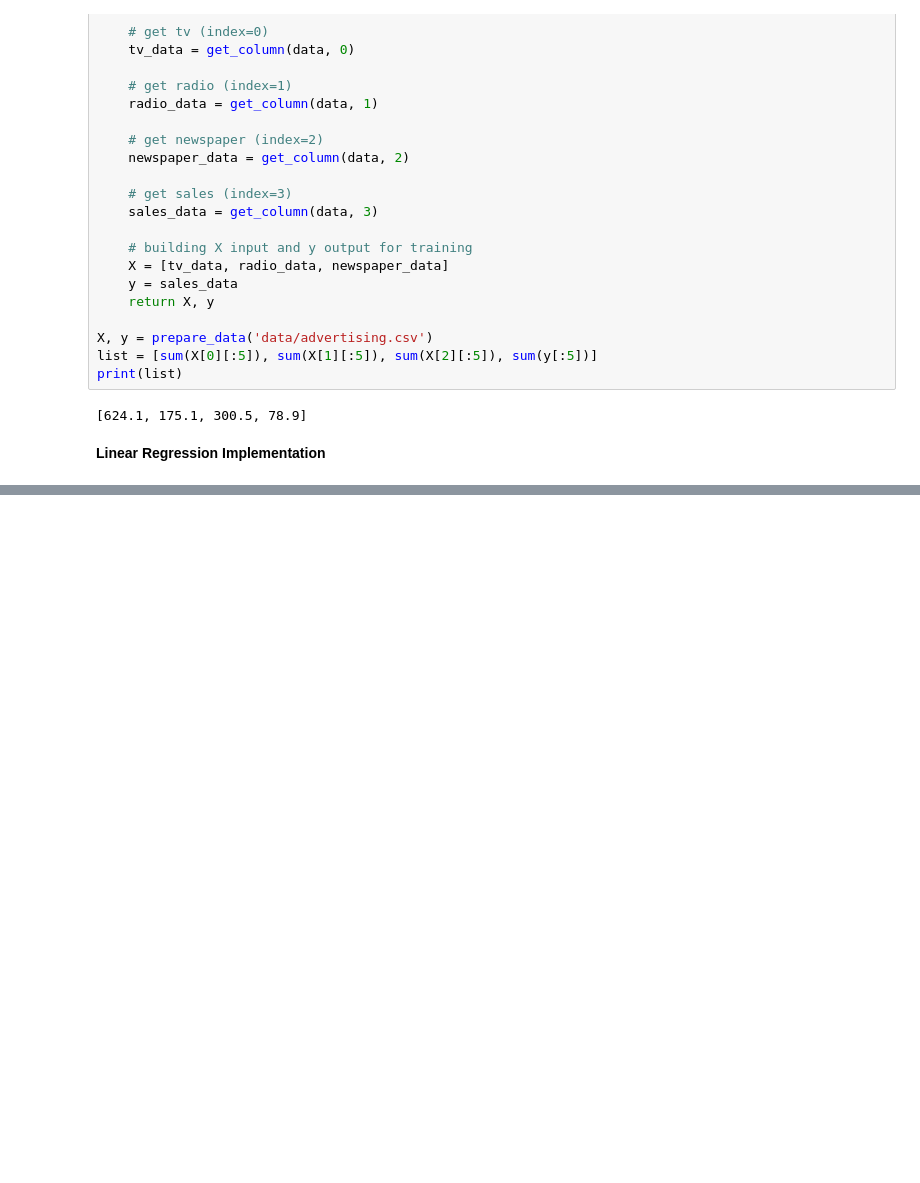
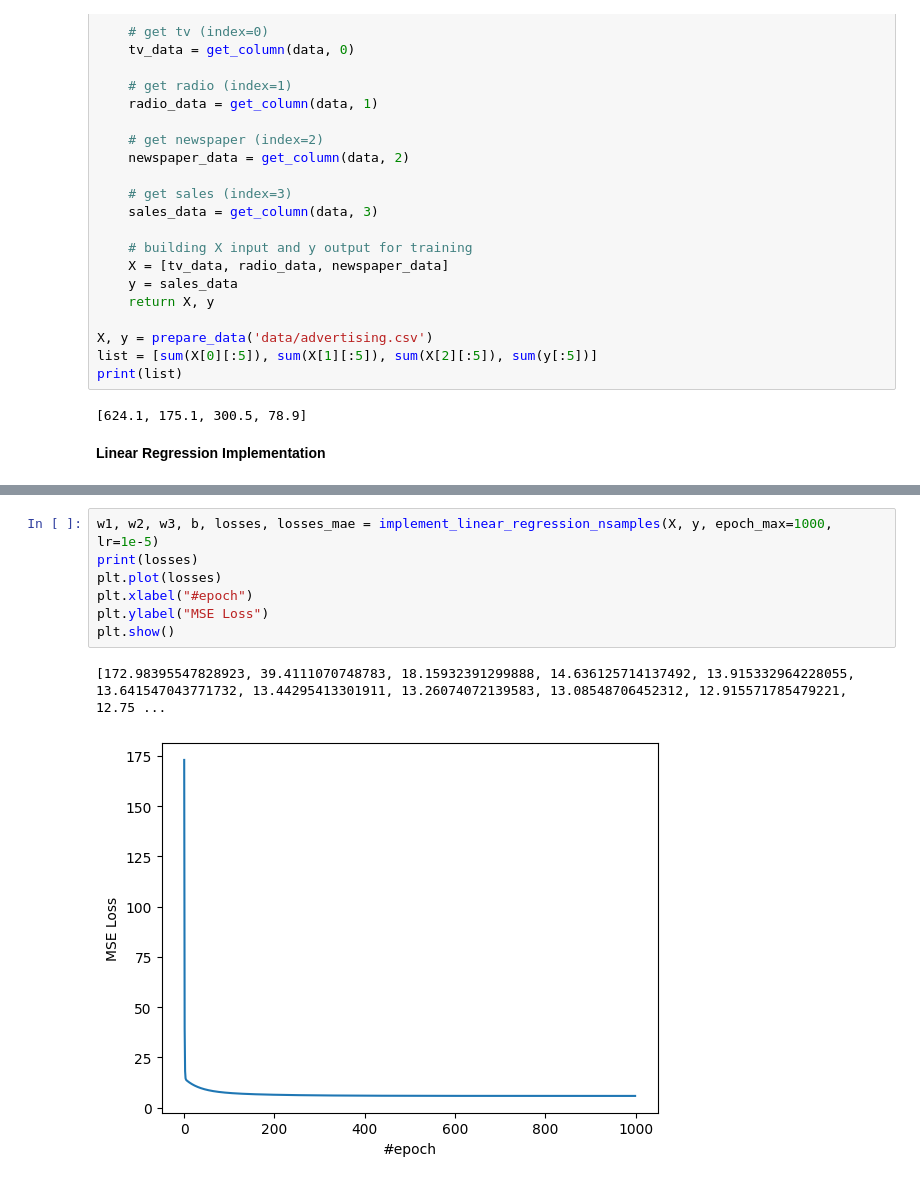
Before and after one commit to lbnm203/AIO-EXERCISE, a Jupyter notebook: Module4/Linear-Regression-W1/linear_regression_w1.ipynb, the cells around one changed output, grey strips where cells are left out. Cells and saved outputs as stored; diff of their text form; blank space fills up the shorter version.

```diff
--- a/Module4/Linear-Regression-W1/linear_regression_w1.ipynb
+++ b/Module4/Linear-Regression-W1/linear_regression_w1.ipynb
@@ -143,0 +219,10 @@ print(w1, w2, w3)
+# %%
+w1, w2, w3, b, losses, losses_mae = implement_linear_regression_nsamples(X, y, epoch_max=1000, lr=1e-5)
+print(losses)
+plt.plot(losses)
+plt.xlabel("#epoch")
+plt.ylabel("MSE Loss")
+plt.show()
+# %% [output]
+[172.98395547828923, 39.4111070748783, 18.15932391299888, 14.636125714137492, 13.915332964228055, 13.641547043771732, 13.44295413301911, 13.26074072139583, 13.08548706452312, 12.915571785479221, 12.75 ...
+[figure, added]
```
Also changed, not shown: parts of 13 cells of this notebook.
